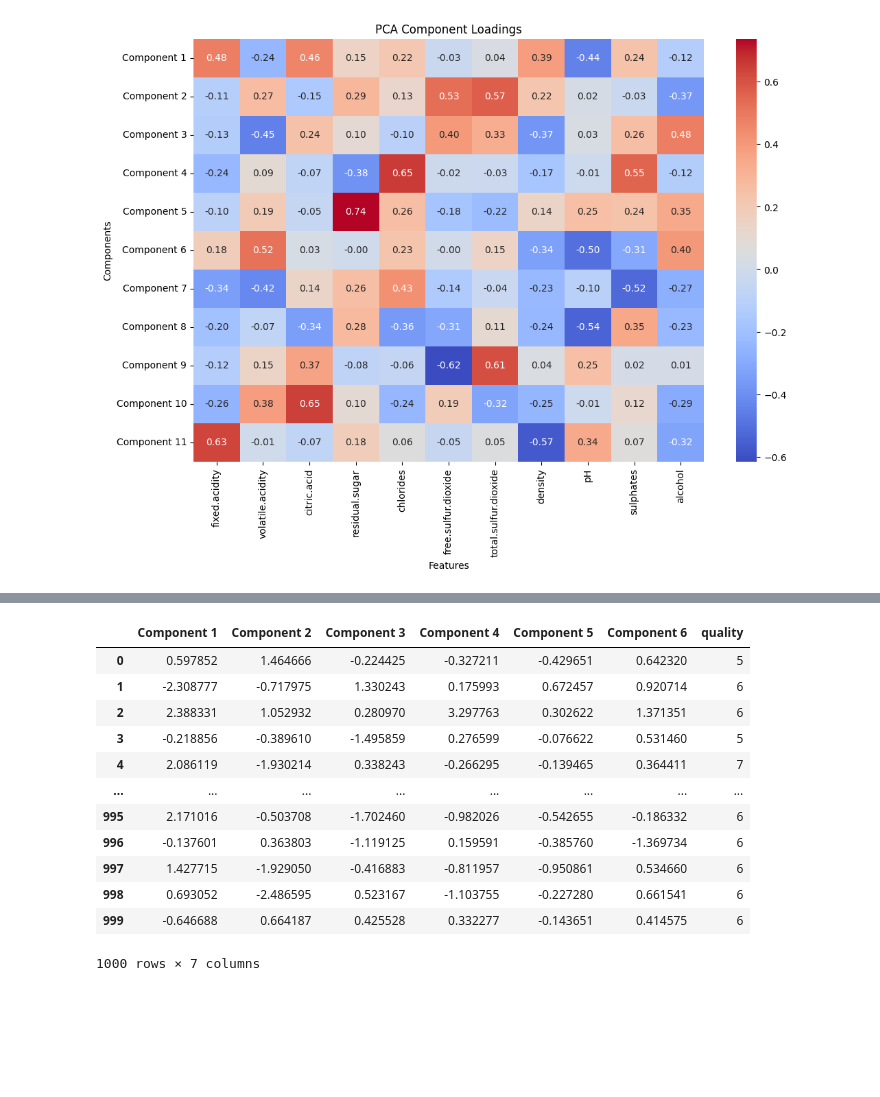
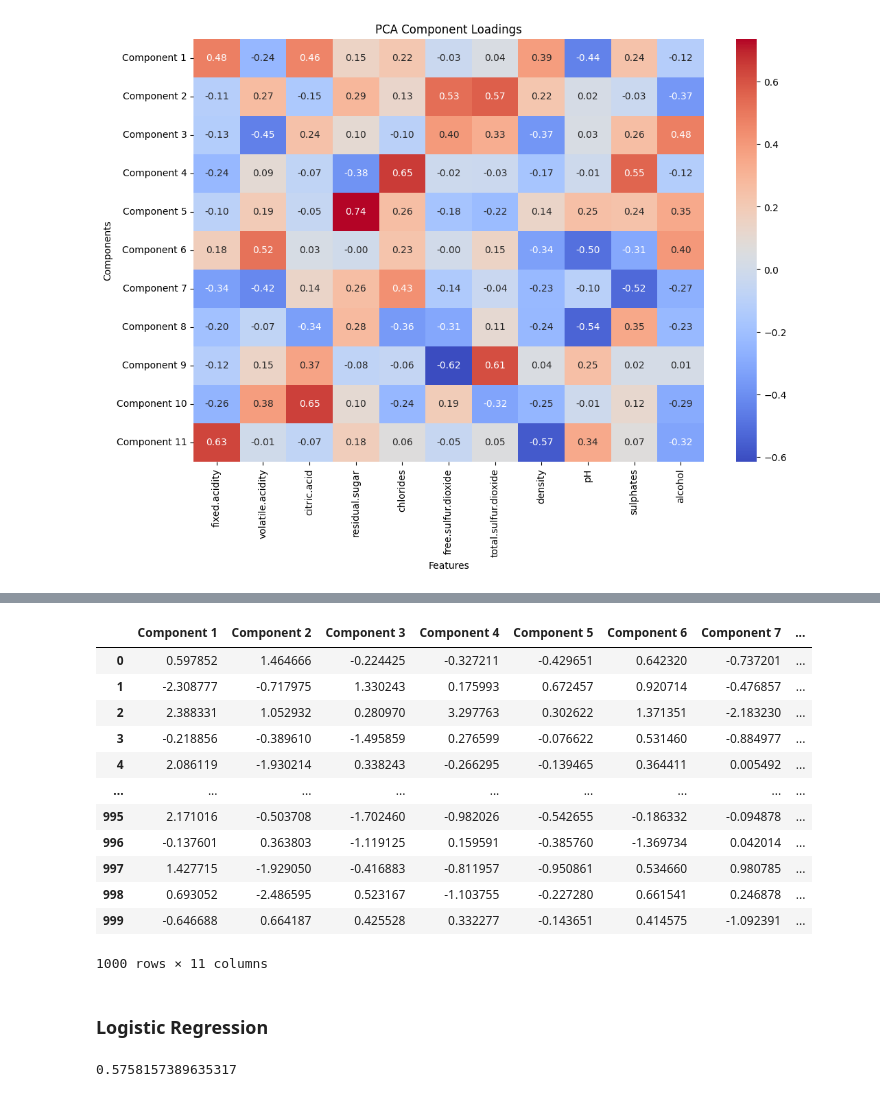
Before and after one commit to jiangpf2022/CS182-Project, a Jupyter notebook: main.ipynb, the cells around one changed output, grey strips where cells are left out. Cells and saved outputs as stored; diff of their text form; code cells hidden in the pictures; blank space fills up the shorter version.

```diff
--- a/main.ipynb
+++ b/main.ipynb
@@ -209,30 +206,30 @@ Number of components to explain 95% of variance: 6
 # %%
-n_components = np.where(cumulative_variance >= 0.80)[0][0] + 1
+n_components = np.where(cumulative_variance >= 0.99)[0][0] + 1
 pca = PCA(n_components)  # 只保留前9个主成分
 principal_components = pca.fit_transform(data_scaled)
 
 # 3. 将主成分得分与原始的 'quality' 列合并
 pca_data = pd.DataFrame(data=principal_components, columns=[f"Component {i+1}" for i in range(n_components)])
 pca_data['quality'] = data['quality']  # 添加 'quality' 列
 
 # 4. 显示新的数据集
 pca_data.head(20)  # 显示前几行以检查数据
 data=pca_data
 data
 # %% [output]
-|  | Component 1 | Component 2 | Component 3 | Component 4 | Component 5 | Component 6 | quality |
-| 0 | 0.597852 | 1.464666 | -0.224425 | -0.327211 | -0.429651 | 0.642320 | 5 |
-| 1 | -2.308777 | -0.717975 | 1.330243 | 0.175993 | 0.672457 | 0.920714 | 6 |
-| 2 | 2.388331 | 1.052932 | 0.280970 | 3.297763 | 0.302622 | 1.371351 | 6 |
-| 3 | -0.218856 | -0.389610 | -1.495859 | 0.276599 | -0.076622 | 0.531460 | 5 |
-| 4 | 2.086119 | -1.930214 | 0.338243 | -0.266295 | -0.139465 | 0.364411 | 7 |
-| ... | ... | ... | ... | ... | ... | ... | ... |
-| 995 | 2.171016 | -0.503708 | -1.702460 | -0.982026 | -0.542655 | -0.186332 | 6 |
-| 996 | -0.137601 | 0.363803 | -1.119125 | 0.159591 | -0.385760 | -1.369734 | 6 |
-| 997 | 1.427715 | -1.929050 | -0.416883 | -0.811957 | -0.950861 | 0.534660 | 6 |
-| 998 | 0.693052 | -2.486595 | 0.523167 | -1.103755 | -0.227280 | 0.661541 | 6 |
-| 999 | -0.646688 | 0.664187 | 0.425528 | 0.332277 | -0.143651 | 0.414575 | 6 |
+|  | Component 1 | Component 2 | Component 3 | Component 4 | Component 5 | Component 6 | Component 7 | ... |
+| 0 | 0.597852 | 1.464666 | -0.224425 | -0.327211 | -0.429651 | 0.642320 | -0.737201 | ... |
+| 1 | -2.308777 | -0.717975 | 1.330243 | 0.175993 | 0.672457 | 0.920714 | -0.476857 | ... |
+| 2 | 2.388331 | 1.052932 | 0.280970 | 3.297763 | 0.302622 | 1.371351 | -2.183230 | ... |
+| 3 | -0.218856 | -0.389610 | -1.495859 | 0.276599 | -0.076622 | 0.531460 | -0.884977 | ... |
+| 4 | 2.086119 | -1.930214 | 0.338243 | -0.266295 | -0.139465 | 0.364411 | 0.005492 | ... |
+| ... | ... | ... | ... | ... | ... | ... | ... | ... |
+| 995 | 2.171016 | -0.503708 | -1.702460 | -0.982026 | -0.542655 | -0.186332 | -0.094878 | ... |
+| 996 | -0.137601 | 0.363803 | -1.119125 | 0.159591 | -0.385760 | -1.369734 | 0.042014 | ... |
+| 997 | 1.427715 | -1.929050 | -0.416883 | -0.811957 | -0.950861 | 0.534660 | 0.980785 | ... |
+| 998 | 0.693052 | -2.486595 | 0.523167 | -1.103755 | -0.227280 | 0.661541 | 0.246878 | ... |
+| 999 | -0.646688 | 0.664187 | 0.425528 | 0.332277 | -0.143651 | 0.414575 | -1.092391 | ... |
-1000 rows × 7 columns
+1000 rows × 11 columns
 # %%
 # def build_model(model_type, input_shape, max_quality):
 #     if model_type == 'basic':
@@ -326,0 +341,10 @@ data
+# %% [markdown]
+### Logistic Regression
+# %%
+from sklearn.linear_model import LogisticRegression
+lr = LogisticRegression()
+lr.fit(x_train_std,y_train)
+predictions = lr.predict(x_test_std)
+accuracy_score(y_test,predictions)
+# %% [output]
+0.5758157389635317
```
Also changed, not shown: parts of 9 cells of this notebook.
